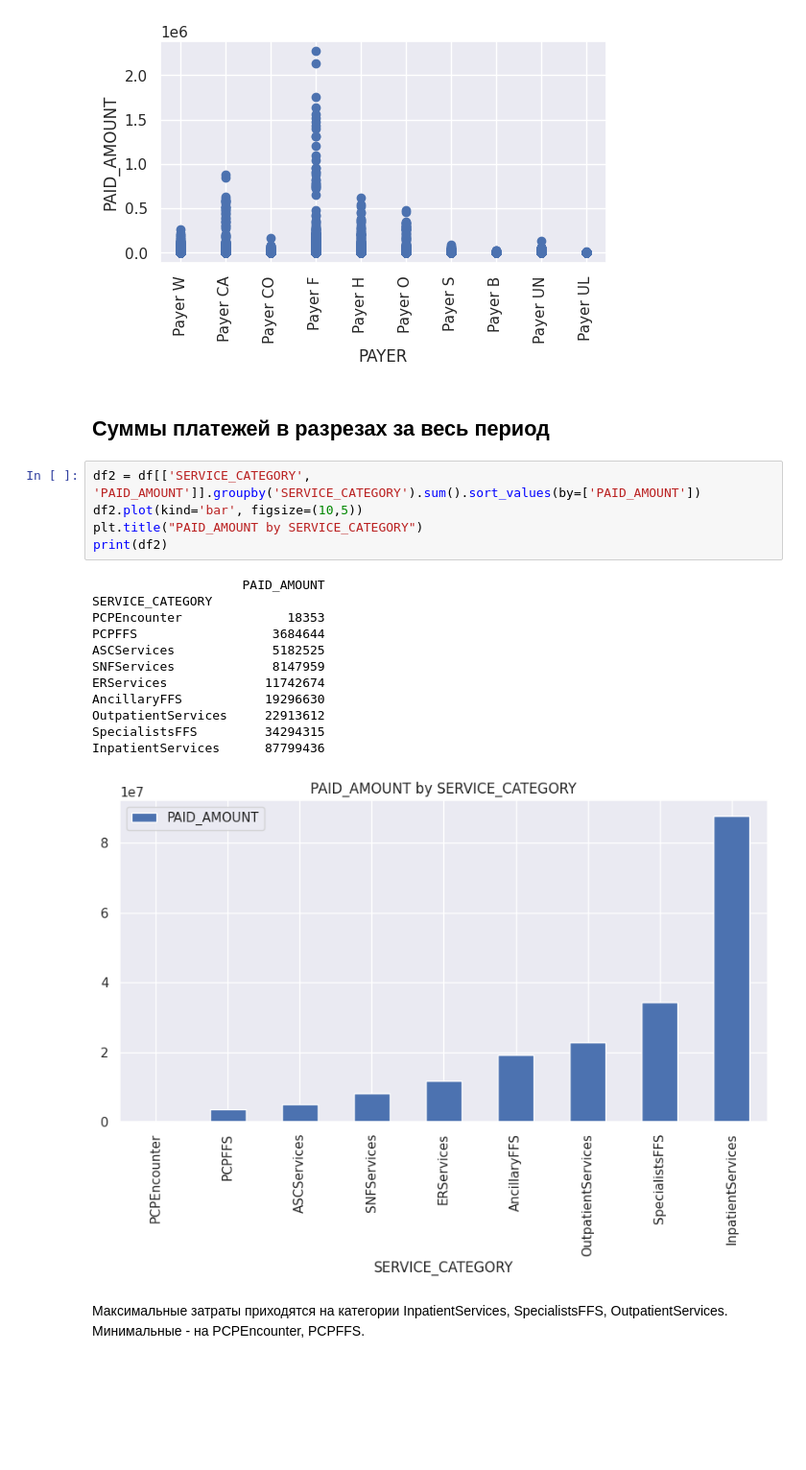
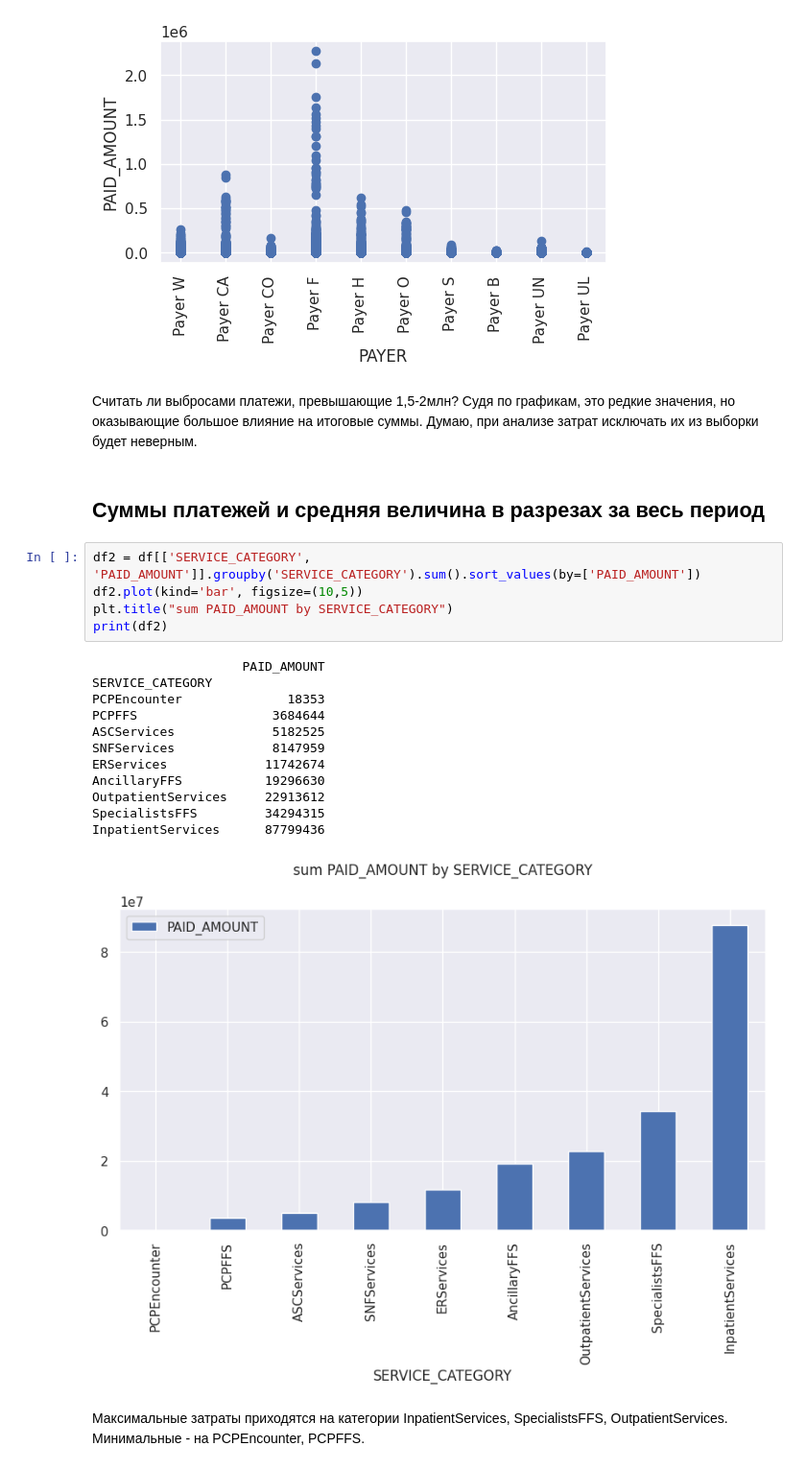
Before and after one commit to Ninetal/web_dashboard, a Jupyter notebook: jn_analysis/analyze.ipynb, the cells around one changed output. Shown at 96% size. Cells and saved outputs as stored; diff of their text form; blank space fills up the shorter version.

Commit message:
jp notebook - add graph

```diff
--- a/jn_analysis/analyze.ipynb
+++ b/jn_analysis/analyze.ipynb
@@ -169,26 +183,28 @@ plt.xticks(rotation=90)
 plt.show()
 # %% [output]
 [figure]
+# %% [markdown]
+Считать ли выбросами платежи, превышающие 1,5-2млн? Судя по графикам, это редкие значения, но оказывающие большое влияние на итоговые суммы. Думаю, при анализе затрат исключать их из выборки будет неверным.
 # %% [markdown]
-## Суммы платежей в разрезах за весь период
+## Суммы платежей и средняя величина в разрезах за весь период
 # %%
 df2 = df[['SERVICE_CATEGORY', 'PAID_AMOUNT']].groupby('SERVICE_CATEGORY').sum().sort_values(by=['PAID_AMOUNT'])
 df2.plot(kind='bar', figsize=(10,5))
-plt.title("PAID_AMOUNT by SERVICE_CATEGORY")
+plt.title("sum PAID_AMOUNT by SERVICE_CATEGORY")
 print(df2)
 # %% [output]
                     PAID_AMOUNT
 SERVICE_CATEGORY
 PCPEncounter              18353
 PCPFFS                  3684644
 ASCServices             5182525
 SNFServices             8147959
 ERServices             11742674
 AncillaryFFS           19296630
 OutpatientServices     22913612
 SpecialistsFFS         34294315
 InpatientServices      87799436
-[figure, old version]
+[figure, new version]
 # %% [markdown]
 Максимальные затраты приходятся на категории InpatientServices, SpecialistsFFS, OutpatientServices.
 Минимальные - на PCPEncounter, PCPFFS.
```
Also changed, not shown: parts of 21 cells of this notebook.
